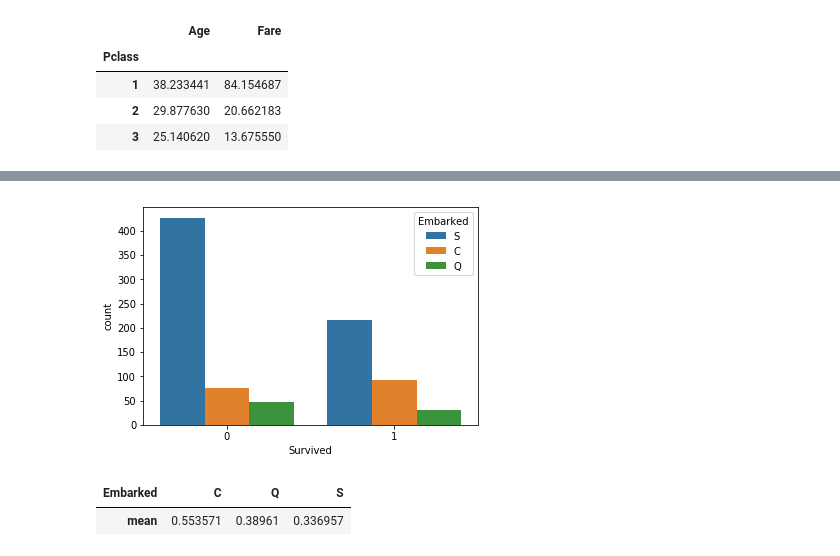
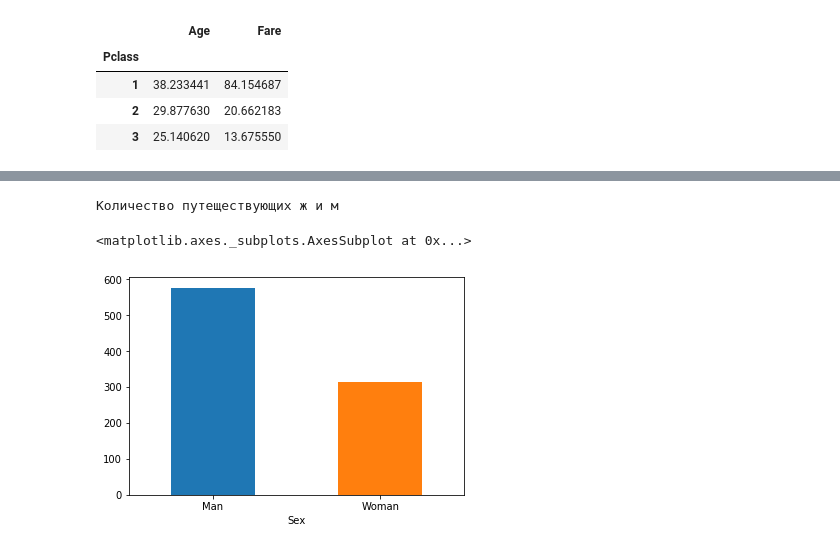
Before and after one commit to pyro-bot/AI_1, a Jupyter notebook: лабы_решения/1161_1/Хамидов/laba3/laba3.ipynb, the cells around one changed output, grey strips where cells are left out. Drawn from its saved outputs; the diff is of its cells as text; code cells hidden in the pictures.

```diff
--- a/лабы_решения/1161_1/Хамидов/laba3/laba3.ipynb
+++ b/лабы_решения/1161_1/Хамидов/laba3/laba3.ipynb
@@ -128,7 +116,3 @@ df.pivot_table(['Age', 'Fare'],
 | 1 | 38.233441 | 84.154687 |
 | 2 | 29.877630 | 20.662183 |
 | 3 | 25.140620 | 13.675550 |
-# %%
-sale= df['Fare']- df['Fare']*0.05
-df.insert(loc=len(df.columns), column='Sale 5 ', value=sale)
-df.head()
@@ -142,5 +118,0 @@ df.head()
-# %%
-#удаляем столбцы
-df=df.drop(['Sale'], axis=1)
-
-df.head()
@@ -222,9 +119,7 @@ sns.pairplot(df[features + ['Embarked']], hue='Embarked');
-# %%
-sns.countplot(x='Survived', hue='Embarked', data=df);
-# %% [output]
-[figure, removed]
-# %%
-df.groupby(['Embarked'])['Survived'].agg([np.mean]).sort_values(by='mean', ascending=False).T
-# %% [output]
-| Embarked | C | Q | S |
-| mean | 0.553571 | 0.38961 | 0.336957 |
+# %%
+print("Количество путеществующих ж и м")
+df.groupby('Sex')['Survived'].count().plot(kind="bar",  rot=0)
+# %% [output]
+Количество путеществующих ж и м
+<matplotlib.axes._subplots.AxesSubplot at 0x...>
+[figure, added]
```
Also changed, not shown: parts of 28 cells of this notebook.
